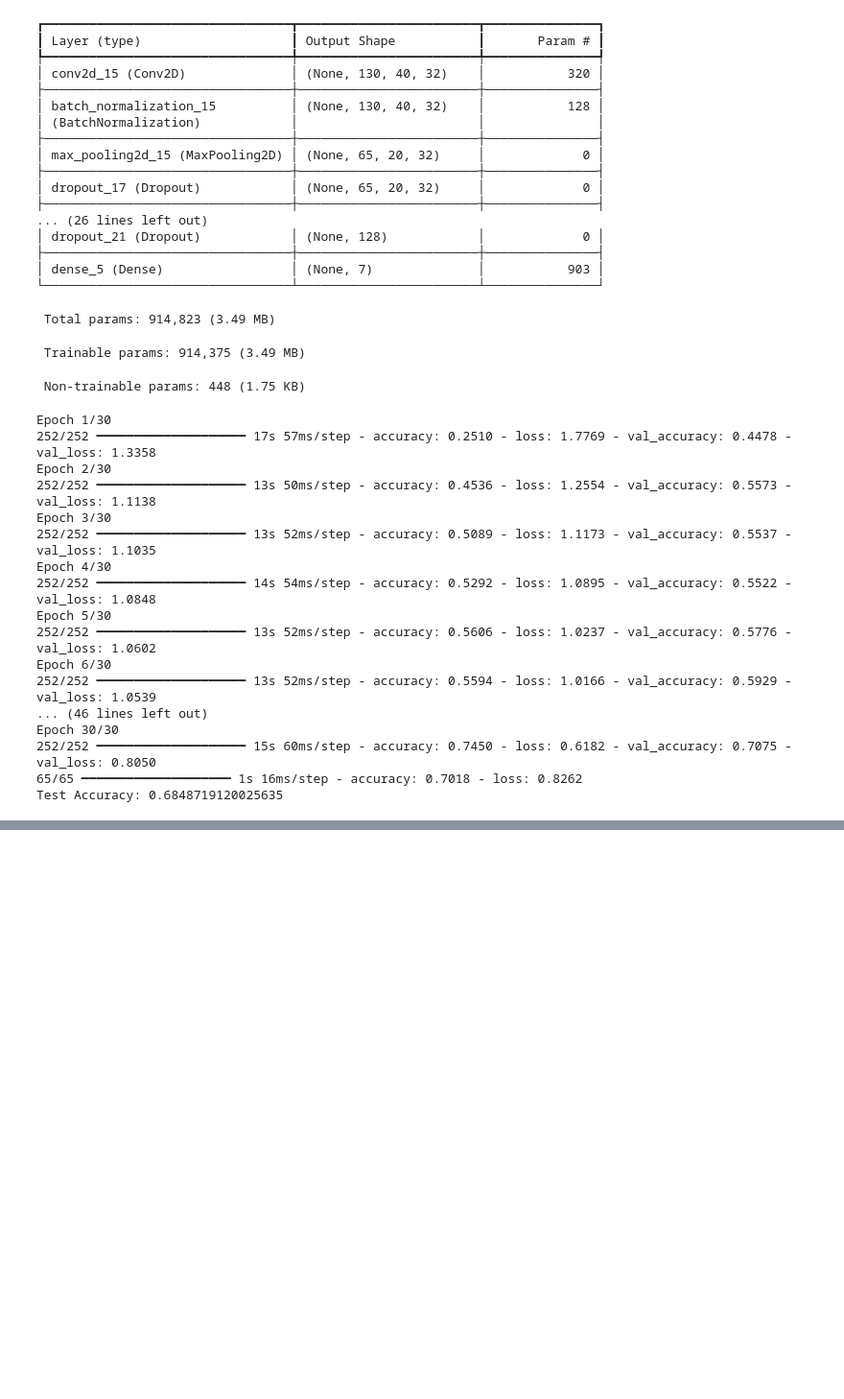
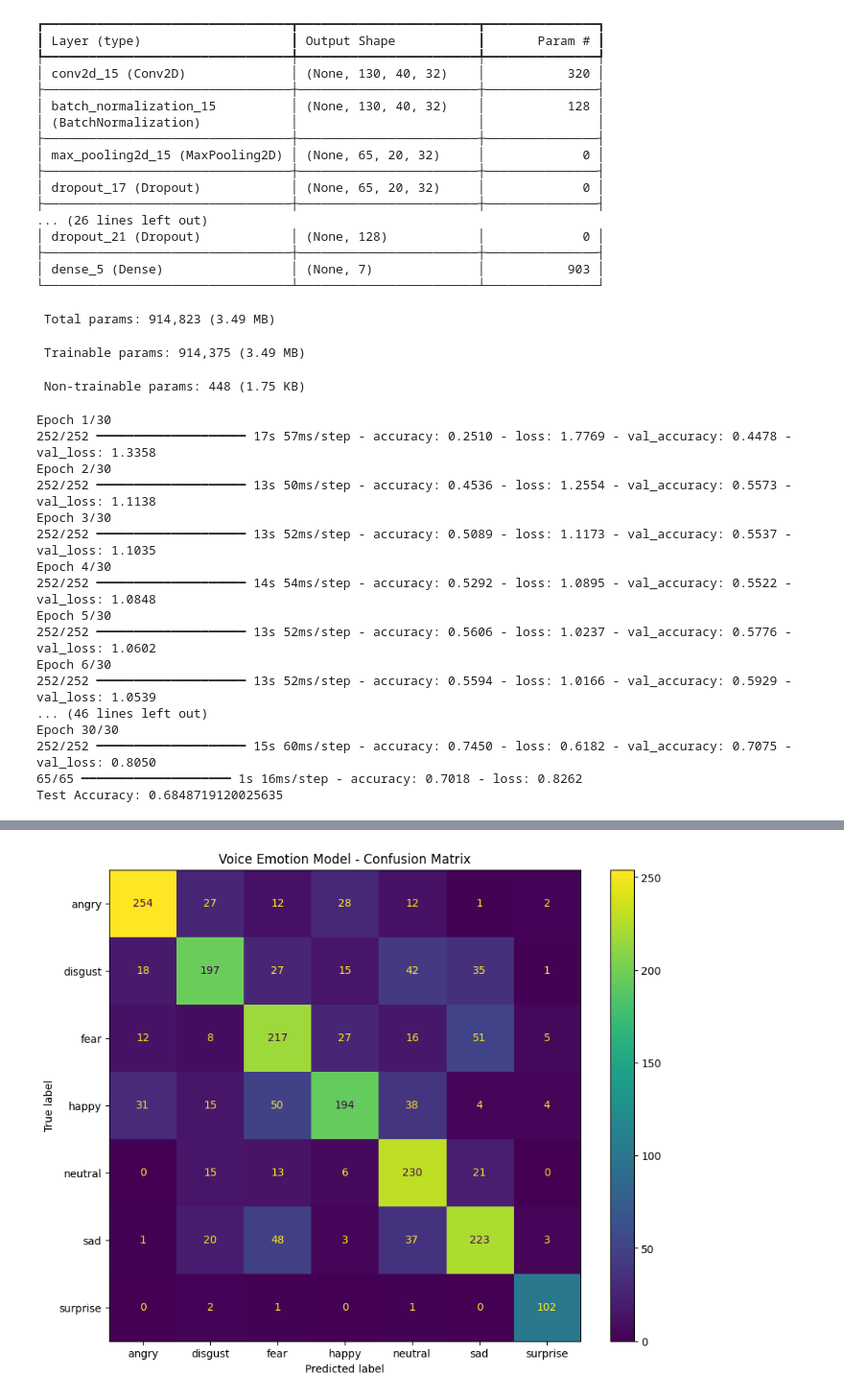
Before and after one commit to dathas2020/MEDDS, a Jupyter notebook: Voice_Model/Voice_Training_Model.ipynb, the cells around one changed output, grey strips where cells are left out. Shown at 96% size. Saved outputs shown, nothing was run; the diff lists cells and outputs as text; code cells hidden in the pictures; blank space fills up the shorter version.

Commit message:
voice model update
version two of voice model (2nd experiment)

```diff
--- a/Voice_Model/Voice_Training_Model.ipynb
+++ b/Voice_Model/Voice_Training_Model.ipynb
@@ -351,0 +374,61 @@ Test Accuracy: 0.6848719120025635
+# %%
+# Analysis to optimize the models
+
+# ============================================================
+# CONFUSION MATRIX
+# ============================================================
+
+import numpy as np
+import matplotlib.pyplot as plt
+
+from sklearn.metrics import confusion_matrix, ConfusionMatrixDisplay
+
+# ============================================================
+# PREDICT
+# ============================================================
+
+y_pred_probs = model.predict(X_test)
+
+# Convert probabilities to class indices
+y_pred = np.argmax(y_pred_probs, axis=1)
+
+# Convert one-hot encoded labels back to integers
+y_true = np.argmax(y_test, axis=1)
+
+# ============================================================
+# LABELS
+# ============================================================
+
+labels = [
+    "angry",
+    "disgust",
+    "fear",
+    "happy",
+    "neutral",
+    "sad",
+    "surprise"
+]
+
+# ============================================================
+# CONFUSION MATRIX
+# ============================================================
+
+cm = confusion_matrix(y_true, y_pred)
+
+# ============================================================
+# DISPLAY
+# ============================================================
+
+fig, ax = plt.subplots(figsize=(10,8))
+
+disp = ConfusionMatrixDisplay(
+    confusion_matrix=cm,
+    display_labels=labels
+)
+
+disp.plot(ax=ax)
+
+plt.title("Voice Emotion Model - Confusion Matrix")
+
+plt.show()
+# %% [output]
@@ -351,0 +436 @@ Test Accuracy: 0.6848719120025635
+[figure, added]
```
Also changed, not shown: parts of 13 cells of this notebook, 1 other file.
